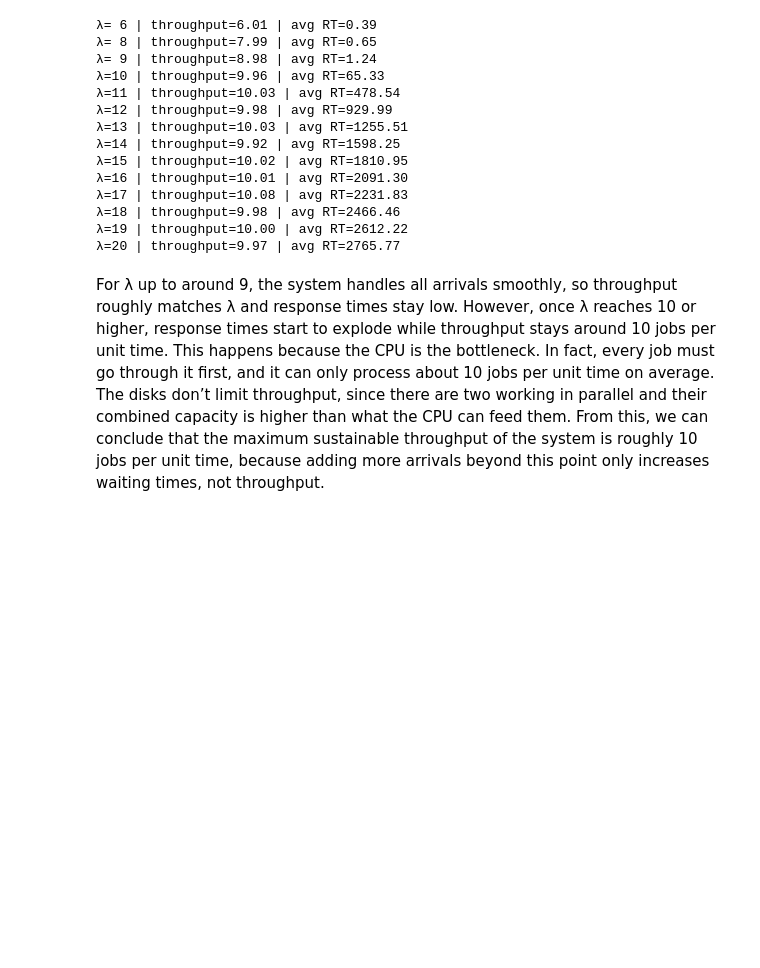
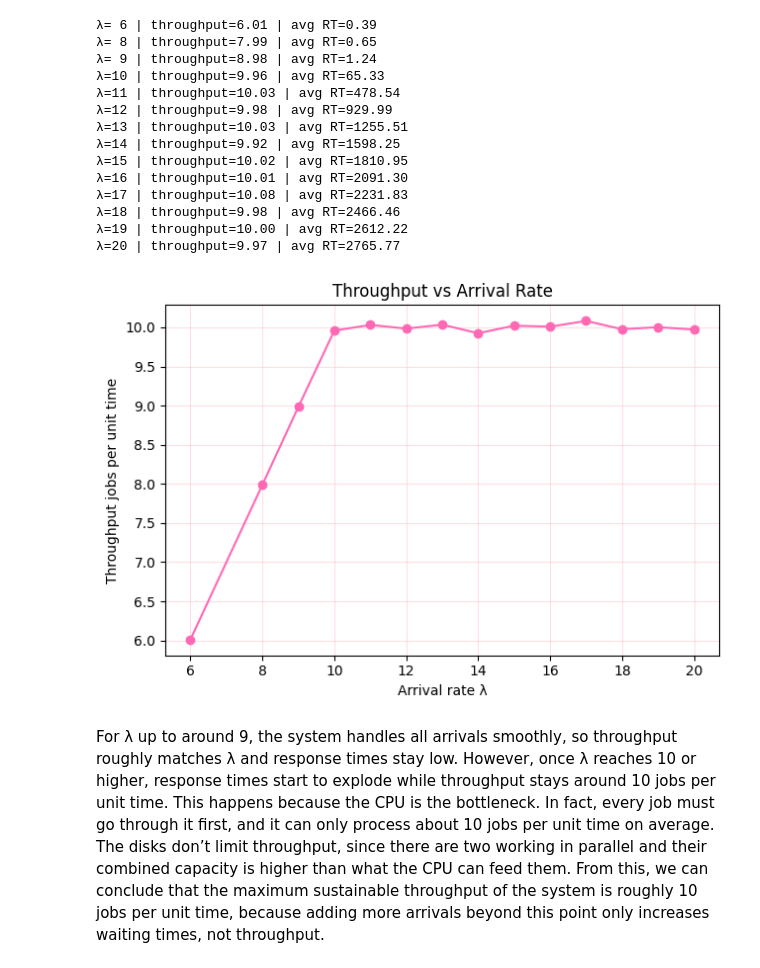
Before and after one commit to mariaponomarova/queuing-network-simulation, a Jupyter notebook: 2-open-queuing.ipynb, the cells around one changed output. Saved outputs shown, nothing was run; the diff lists cells and outputs as text; code cells hidden in the pictures; blank space fills up the shorter version.

Commit message:
added graphs

```diff
--- a/2-open-queuing.ipynb
+++ b/2-open-queuing.ipynb
@@ -151,6 +152,9 @@ T = 10_000
 
 # List of arrival rates to test, going from low to very high
 lambdas = [6, 8, 9, 10, 11, 12, 13, 14, 15, 16, 17, 18, 19, 20]
+
+throughputs = []
+response_times = []
 
 # Loop over each arrival rate
 for lam in lambdas:
@@ -163,6 +167,9 @@ for lam in lambdas:
     # Get throughput and average response time
     thr, rt = sim.results(T)
 
+    throughputs.append(thr)
+    response_times.append(rt)
+
     # Print results nicely formatted
     print(f"λ={lam:>2} | throughput={thr:.2f} | avg RT={rt:.2f}")
 # %% [output]
@@ -180,6 +187,19 @@ for lam in lambdas:
 λ=18 | throughput=9.98 | avg RT=2466.46
 λ=19 | throughput=10.00 | avg RT=2612.22
 λ=20 | throughput=9.97 | avg RT=2765.77
+# %%
+plt.figure(figsize=(6.5, 4.5))
+plt.plot(lambdas, throughputs, marker="o", color = "hotpink")
+
+plt.xlabel("Arrival rate λ")
+plt.ylabel("Throughput jobs per unit time")
+plt.title("Throughput vs Arrival Rate")
+
+plt.grid(True, alpha=0.5, color = "pink")
+plt.tight_layout()
+plt.show()
+# %% [output]
+[figure, added]
 # %% [markdown]
 For λ up to around 9, the system handles all arrivals smoothly, so throughput roughly matches λ and response times stay low. However, once λ reaches 10 or higher, response times start to explode while throughput stays around 10 jobs per unit time. This happens because the CPU is the bottleneck. In fact, every job must go through it first, and it can only process about 10 jobs per unit time on average. The disks don’t limit throughput, since there are two working in parallel and their combined capacity is higher than what the CPU can feed them. From this, we can conclude that the maximum sustainable throughput of the system is roughly 10 jobs per unit time, because adding more arrivals beyond this point only increases waiting times, not throughput.
 # %% [markdown]
```
Also changed, not shown: parts of 6 cells of this notebook, 1 other file.
